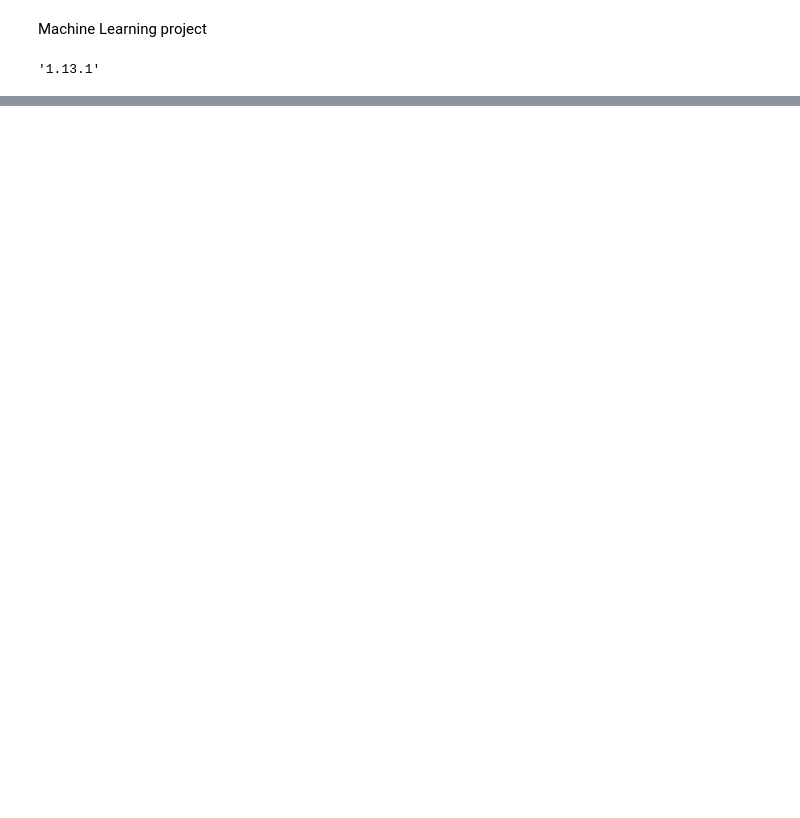
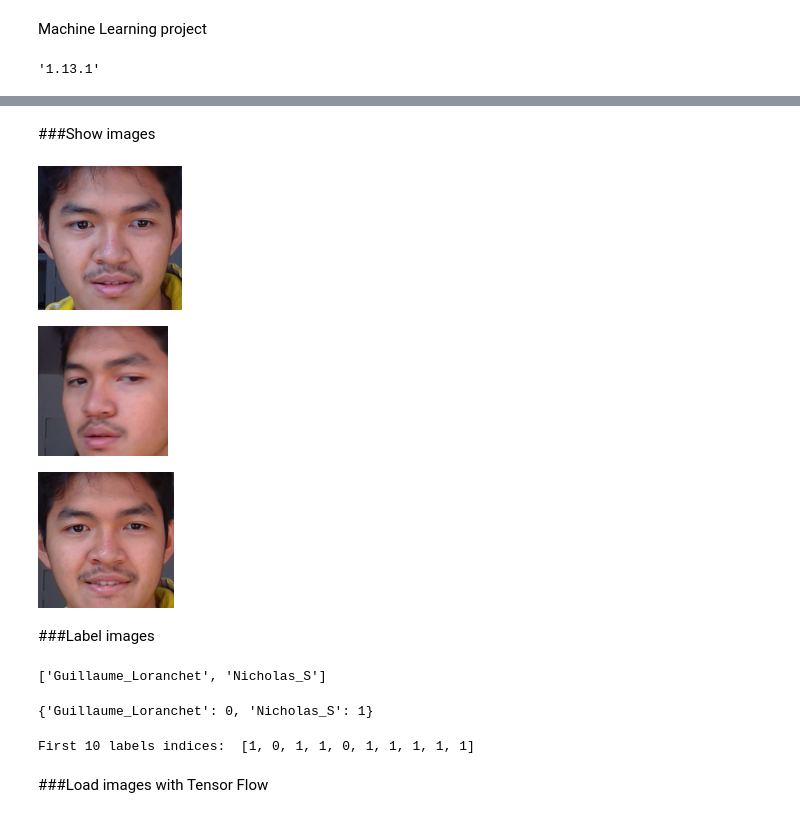
Before and after one commit to Guilli12pm/ML_proj, a Jupyter notebook: project_ML.ipynb, the cells around one changed output, grey strips where cells are left out. Cells and saved outputs as stored; diff of their text form; code cells hidden in the pictures; blank space fills up the shorter version.

Commit message:
Download and show images

```diff
--- a/project_ML.ipynb
+++ b/project_ML.ipynb
@@ -15,8 +17,8 @@ AUTOTUNE = tf.data.experimental.AUTOTUNE
 # %%
 #https://github.com/Guilli12pm/ML_proj/raw/master/next_ite.tar.gz
 import pathlib
-data_root_orig = tf.keras.utils.get_file('flower_photos',
-                                         'https://storage.googleapis.com/download.tensorflow.org/example_images/flower_photos.tgz',
+data_root_orig = tf.keras.utils.get_file('next_ite',
+                                         'https://github.com/Guilli12pm/ML_proj/raw/master/next_ite.tar.gz',
                                          untar=True)
 data_root = pathlib.Path(data_root_orig)
 print(data_root)
@@ -31,0 +40,8 @@ NotADirectoryError: ignored
+# %%
+import random
+all_image_paths = list(data_root.glob('*/*'))
+all_image_paths = [str(path) for path in all_image_paths]
+random.shuffle(all_image_paths)
+
+image_count = len(all_image_paths)
+image_count
@@ -31,0 +63,34 @@ NotADirectoryError: ignored
+# %% [markdown]
+###Show images
+# %%
+import IPython.display as display
+
+for n in range(3):
+  image_path = random.choice(all_image_paths)
+  #print('image path: ',image_path)
+  display.display(display.Image(image_path))
+# %% [output]
+[figure, added]
+[figure, added]
+[figure, added]
+# %% [markdown]
+###Label images
+# %%
+label_names = sorted(item.name for item in data_root.glob('*/') if item.is_dir())
+label_names
+# %% [output]
+['Guillaume_Loranchet', 'Nicholas_S']
+# %%
+label_to_index = dict((name, index) for index,name in enumerate(label_names))
+label_to_index
+# %% [output]
+{'Guillaume_Loranchet': 0, 'Nicholas_S': 1}
+# %%
+all_image_labels = [label_to_index[pathlib.Path(path).parent.name]
+                    for path in all_image_paths]
+
+print("First 10 labels indices: ", all_image_labels[:10])
+# %% [output]
+First 10 labels indices:  [1, 0, 1, 1, 0, 1, 1, 1, 1, 1]
+# %% [markdown]
+###Load images with Tensor Flow
```
Also changed, not shown: parts of 11 cells of this notebook.
